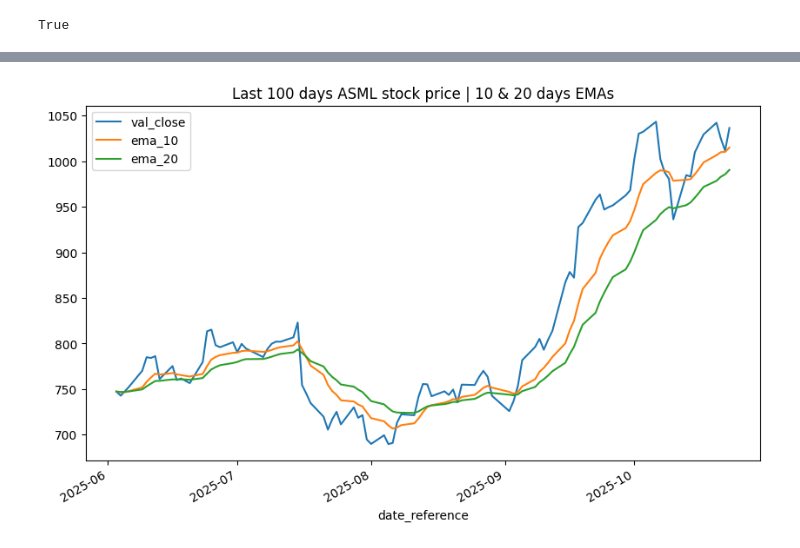
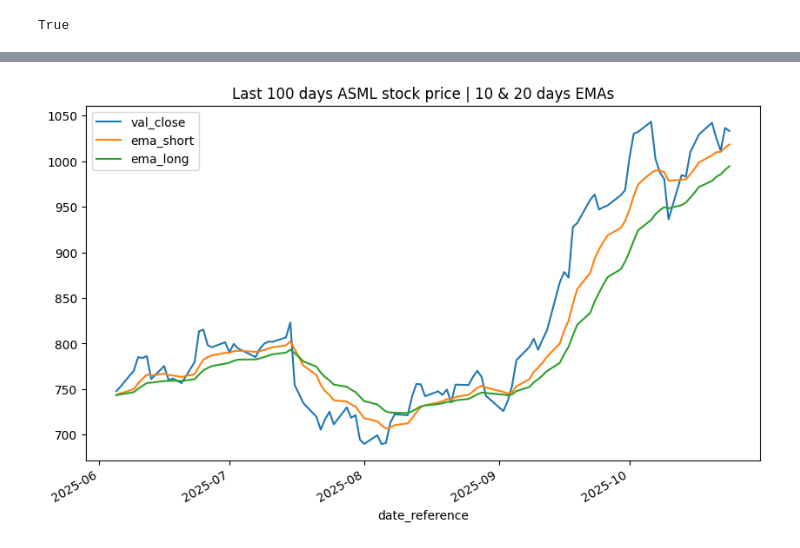
Before and after one commit to bsantanna/quant-agents, a Jupyter notebook: notebooks/03_backtest_stocks_interday_ema.ipynb, the cells around one changed output, grey strips where cells are left out. Cells and saved outputs as stored; diff of their text form; code cells hidden in the pictures.

```diff
--- a/notebooks/03_backtest_stocks_interday_ema.ipynb
+++ b/notebooks/03_backtest_stocks_interday_ema.ipynb
@@ -20,8 +21,7 @@ ticker="ASML"
 df_eod = ed.DataFrame(es, es_index_pattern="quant-agents_stocks-eod_*")
 df_eod = df_eod[(df_eod.key_ticker == ticker)]
 df_ema = ed.eland_to_pandas(df_eod).sort_values(by='date_reference', ascending=True).tail(100).set_index('date_reference')
-df_ema['ema_10'] = df_ema['val_close'].ewm(span=10, adjust=False).mean()
-df_ema['ema_20'] = df_ema['val_close'].ewm(span=20, adjust=False).mean()
+df_ema, df_crossovers = get_ema(df_ema)
 # %%
 df_ema.tail()
 # %% [output]
@@ -35,4 +35,4 @@ df_ema.tail()
 # %%
-df_ema[["val_close", "ema_10", "ema_20"]].plot(title=f"Last 100 days {ticker} stock price | 10 & 20 days EMAs", figsize=(10, 6));
+df_ema[["val_close", "ema_short", "ema_long"]].plot(title=f"Last 100 days {ticker} stock price | 10 & 20 days EMAs", figsize=(10, 6));
 # %% [output]
-[figure, old version]
+[figure, new version]
```
Also changed, not shown: parts of 7 cells of this notebook, 5 other files.
